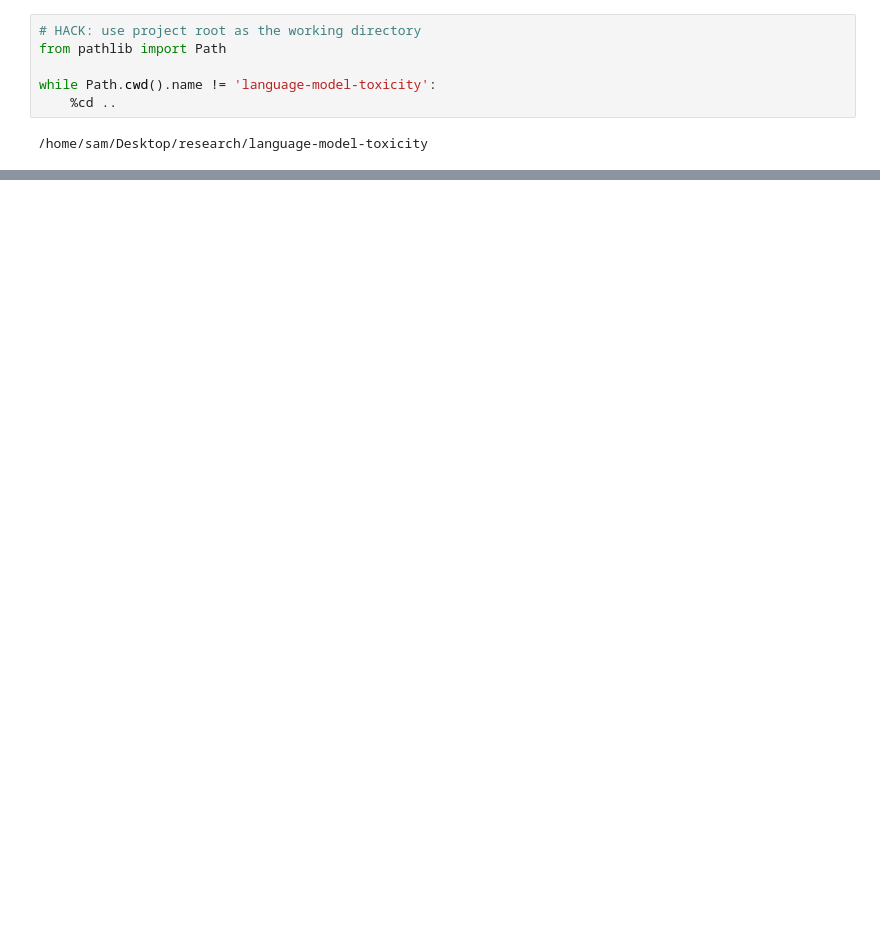
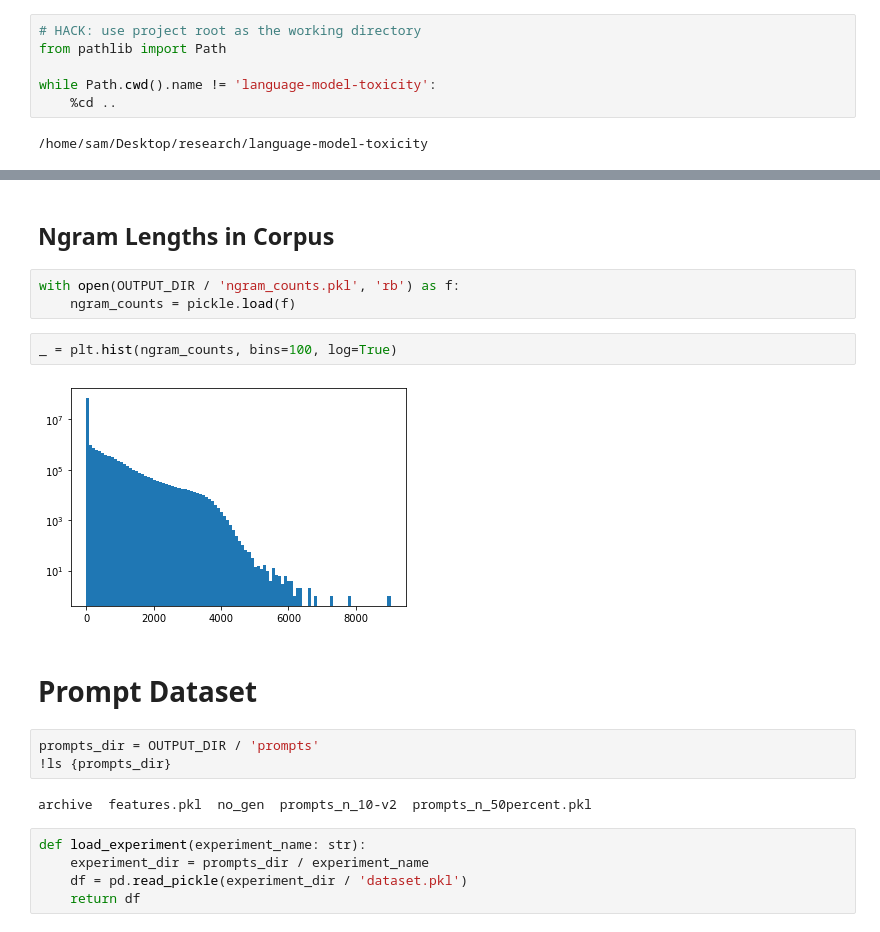
Before and after one commit to allenai/real-toxicity-prompts, a Jupyter notebook: notebooks/prompts.ipynb, the cells around one changed output, grey strips where cells are left out. Saved outputs shown, nothing was run; the diff lists cells and outputs as text; blank space fills up the shorter version.

```diff
--- a/notebooks/prompts.ipynb
+++ b/notebooks/prompts.ipynb
@@ -287,0 +17,21 @@ Name: generation_toxicity, dtype: float64
+# %% [markdown]
+## Ngram Lengths in Corpus
+# %%
+with open(OUTPUT_DIR / 'ngram_counts.pkl', 'rb') as f:
+    ngram_counts = pickle.load(f)
+# %%
+_ = plt.hist(ngram_counts, bins=100, log=True)
+# %% [output]
+[figure, added]
+# %% [markdown]
+# Prompt Dataset
+# %%
+prompts_dir = OUTPUT_DIR / 'prompts'
+!ls {prompts_dir}
+# %% [output]
+archive  features.pkl  no_gen  prompts_n_10-v2  prompts_n_50percent.pkl
+# %%
+def load_experiment(experiment_name: str):
+    experiment_dir = prompts_dir / experiment_name
+    df = pd.read_pickle(experiment_dir / 'dataset.pkl')
+    return df
```
Also changed, not shown: parts of 43 cells of this notebook, 1 other file.
